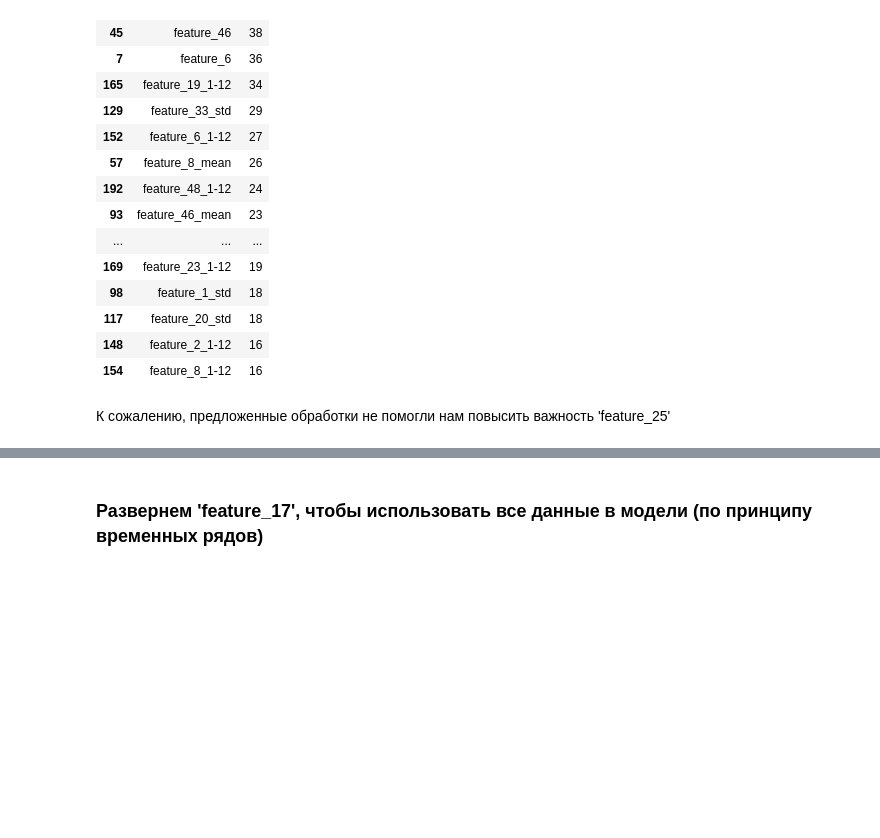
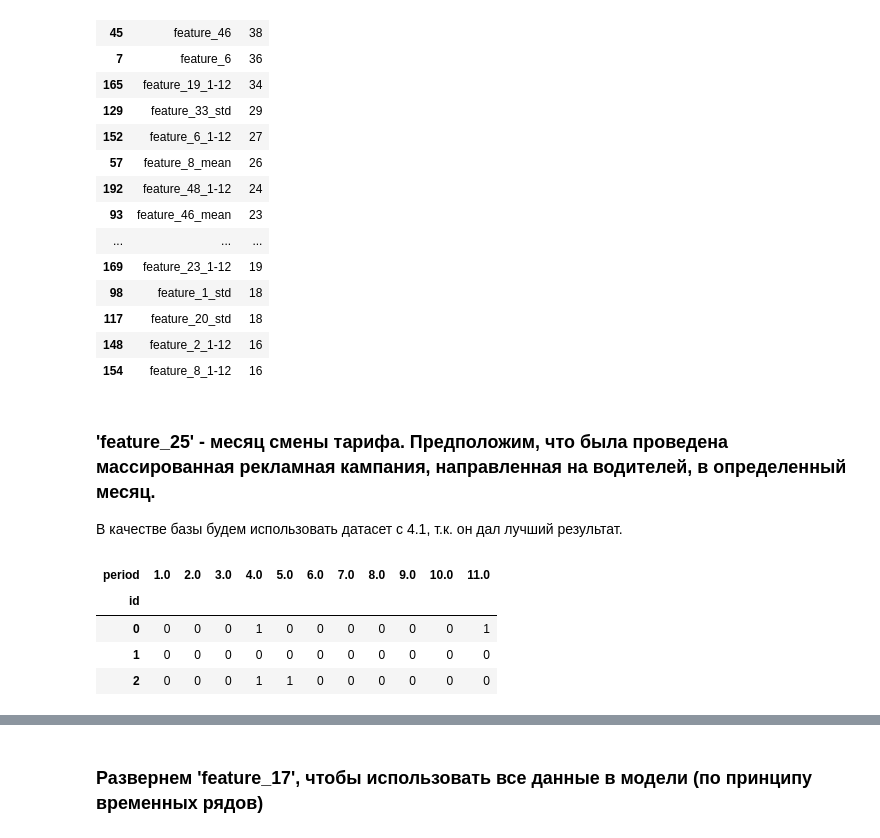
Before and after one commit to svotyakov/WebScraping_DataPreprocessing, a Jupyter notebook: telecom_analysis/rus/Telecom_classification.ipynb, the cells around one changed output, grey strips where cells are left out. Drawn from its saved outputs; the diff is of its cells as text; code cells hidden in the pictures; blank space fills up the shorter version.

```diff
--- a/telecom_analysis/rus/Telecom_classification.ipynb
+++ b/telecom_analysis/rus/Telecom_classification.ipynb
@@ -114,7 +114,7 @@ print(tabular_data['feature_25'].str.len().mean())
 # %%
 # будем в дальнейшем называть эту фичу 'Тариф', т.к. по описанию уж очень подходит.
 # но в целом это может быть все, что угодно
-feature_25 = tabular_data[['id','feature_25']].copy()
+feature_25 = tabular_data[['id','feature_25','period']].copy()
 feature_25['values']=1
 feature_25_transformed = feature_25.pivot_table(index='id', columns='feature_25', values='values').fillna(0)
 # %%
@@ -674,4 +685,27 @@ pd.DataFrame({'feature':tabular_data_final_train_target25vect.columns, 'est':gri
 | 148 | feature_2_1-12 | 16 |
 | 154 | feature_8_1-12 | 16 |
 # %% [markdown]
-К сожалению, предложенные обработки не помогли нам повысить важность 'feature_25'
+### 'feature_25' - месяц смены тарифа. Предположим, что была проведена массированная рекламная кампания, направленная на водителей, в определенный месяц.
+В качестве базы будем использовать датасет с 4.1, т.к. он дал лучший результат.
+# %%
+change_tarifes = pd.DataFrame()
+
+for id_ in feature_25['id'].unique():
+    temp = feature_25[feature_25['id']==id_].drop(columns='values')
+    temp['tarif'] = temp['feature_25'].shift()
+    temp['period'] = temp['period'].shift()
+    temp = temp.rename(columns={'feature_25':'tarif_prev_month'})
+    temp = temp.dropna()
+    change_tarifes = pd.concat([change_tarifes, temp])
+# %%
+change_tarifes['values'] = change_tarifes.apply(lambda x: 1 if x['tarif_prev_month']!=x['tarif'] else 0, axis=1)
+# %%
+change_tarifes_pivot = change_tarifes.pivot_table(index='id', columns='period', values='values').fillna(0)
+# %%
+change_tarifes_pivot.head(3)
+# %% [output]
+| period | 1.0 | 2.0 | 3.0 | 4.0 | 5.0 | 6.0 | 7.0 | 8.0 | 9.0 | 10.0 | 11.0 |
+| id |  |  |  |  |  |  |  |  |  |  |  |
+| 0 | 0 | 0 | 0 | 1 | 0 | 0 | 0 | 0 | 0 | 0 | 1 |
+| 1 | 0 | 0 | 0 | 0 | 0 | 0 | 0 | 0 | 0 | 0 | 0 |
+| 2 | 0 | 0 | 0 | 1 | 1 | 0 | 0 | 0 | 0 | 0 | 0 |
```
Also changed, not shown: parts of 17 cells of this notebook.
